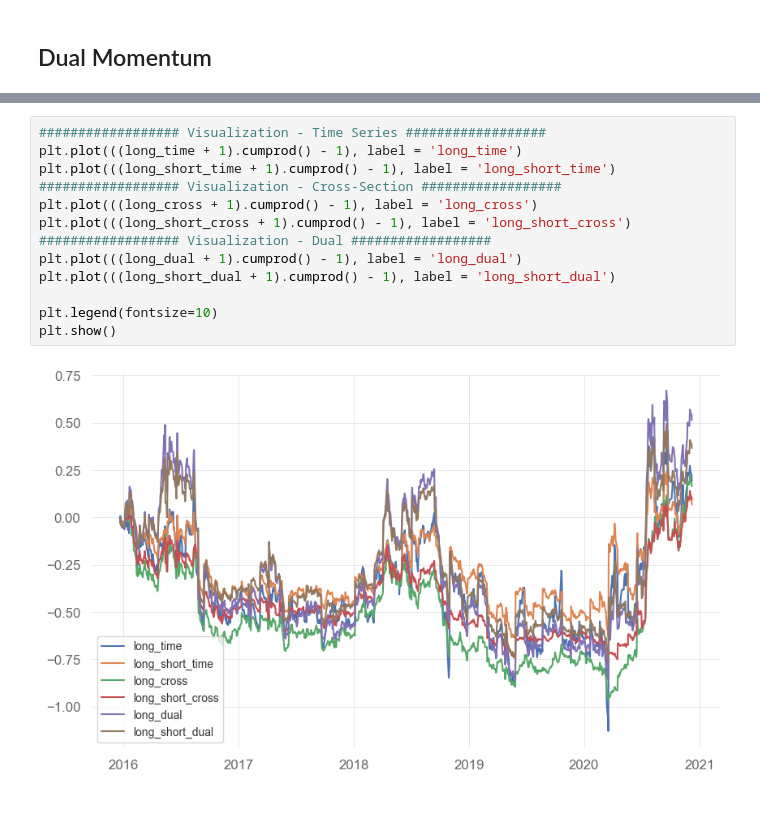
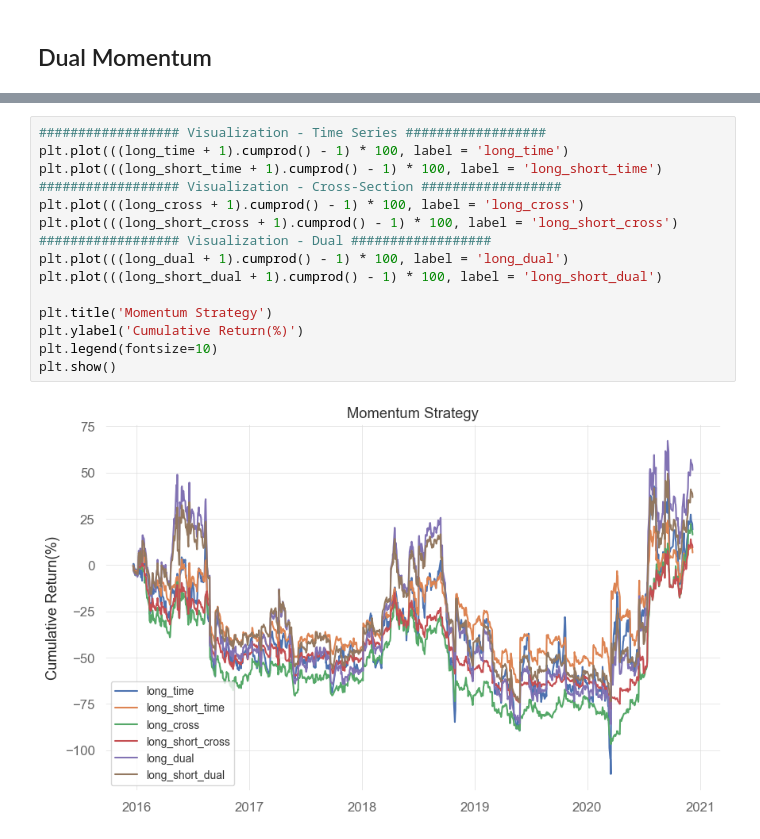
Before and after one commit to Donghwaa/FAI, a Jupyter notebook: momentum.ipynb, the cells around one changed output, grey strips where cells are left out. Drawn from its saved outputs; the diff is of its cells as text; blank space fills up the shorter version.

```diff
--- a/momentum.ipynb
+++ b/momentum.ipynb
@@ -189,15 +210,17 @@ None
 # %%
 ################## Visualization - Time Series ##################
-plt.plot(((long_time + 1).cumprod() - 1), label = 'long_time')
-plt.plot(((long_short_time + 1).cumprod() - 1), label = 'long_short_time')
+plt.plot(((long_time + 1).cumprod() - 1) * 100, label = 'long_time')
+plt.plot(((long_short_time + 1).cumprod() - 1) * 100, label = 'long_short_time')
 ################## Visualization - Cross-Section ##################
-plt.plot(((long_cross + 1).cumprod() - 1), label = 'long_cross')
-plt.plot(((long_short_cross + 1).cumprod() - 1), label = 'long_short_cross')
+plt.plot(((long_cross + 1).cumprod() - 1) * 100, label = 'long_cross')
+plt.plot(((long_short_cross + 1).cumprod() - 1) * 100, label = 'long_short_cross')
 ################## Visualization - Dual ##################
-plt.plot(((long_dual + 1).cumprod() - 1), label = 'long_dual')
-plt.plot(((long_short_dual + 1).cumprod() - 1), label = 'long_short_dual')
+plt.plot(((long_dual + 1).cumprod() - 1) * 100, label = 'long_dual')
+plt.plot(((long_short_dual + 1).cumprod() - 1) * 100, label = 'long_short_dual')
 
+plt.title('Momentum Strategy')
+plt.ylabel('Cumulative Return(%)')
 plt.legend(fontsize=10)
 plt.show()
 # %% [output]
-[figure, old version]
+[figure, new version]
```
Also changed, not shown: parts of 4 cells of this notebook.
